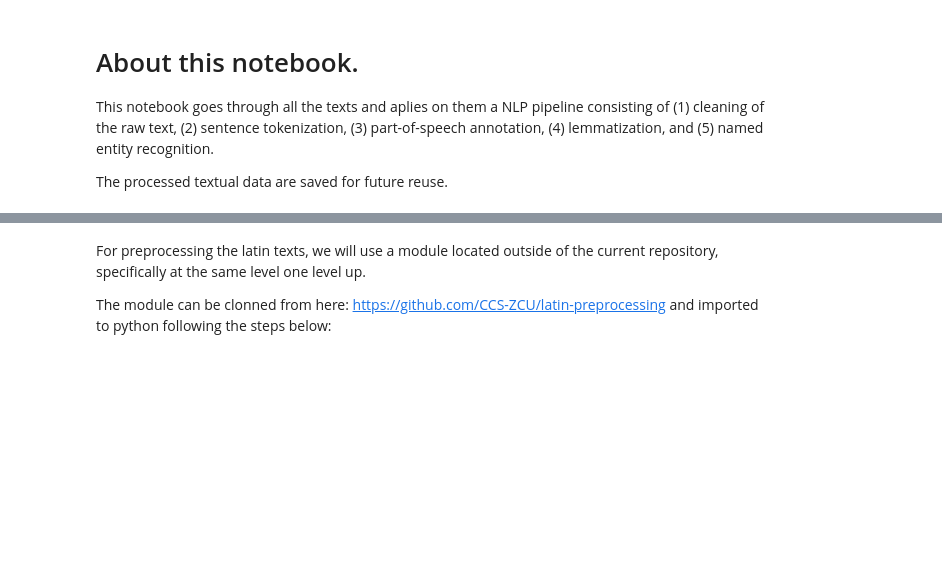
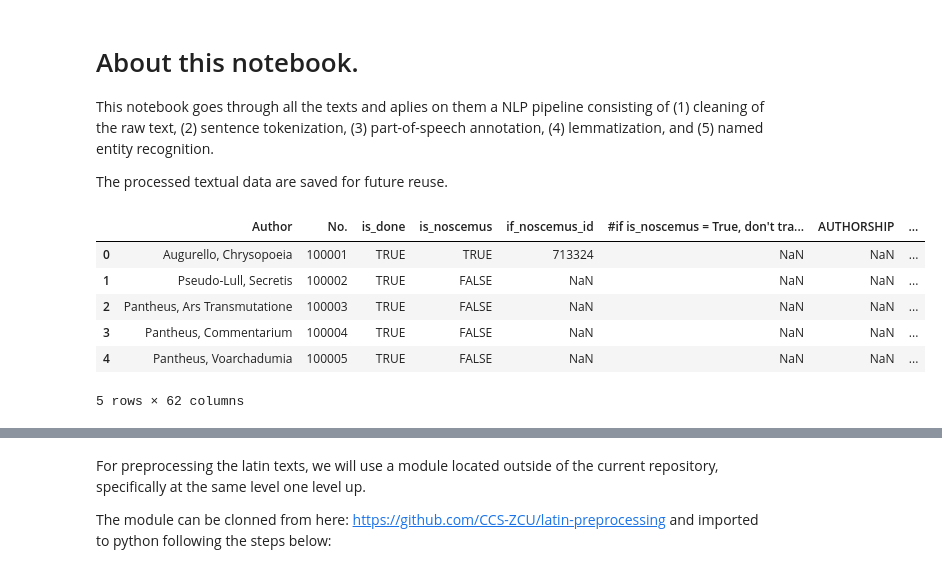
Before and after one commit to CCS-ZCU/EMLAP_ETL, a Jupyter notebook: scripts/3_texts-processing.ipynb, the cells around one changed output, grey strips where cells are left out. Drawn from its saved outputs; the diff is of its cells as text; code cells hidden in the pictures; blank space fills up the shorter version.

```diff
--- a/scripts/3_texts-processing.ipynb
+++ b/scripts/3_texts-processing.ipynb
@@ -20,3 +20,23 @@ import importlib
 import json
 from spacy.tokens import Token
 from spacy.language import Language
+# %%
+import pandas as pd
+
+# Convert the sharing URL to a CSV export URL
+sheet_id = "1bkHHTYc86K2IuEXqfYfkDNt5LovtvCU3gvqHIbVio88"
+sheet_name = "Catalogue"
+url = f"https://docs.google.com/spreadsheets/d/{sheet_id}/gviz/tq?tqx=out:csv&sheet={sheet_name}"
+
+# Read directly into pandas
+emlap_metadata = pd.read_csv(url, index_col=0).T
+emlap_metadata.reset_index(inplace=True, names=["Author"])
+emlap_metadata.head(5)
+# %% [output]
+|  | Author | No. | is_done | is_noscemus | if_noscemus_id | #if is_noscemus = True, don't tra... | AUTHORSHIP | ... |
+| 0 | Augurello, Chrysopoeia | 100001 | TRUE | TRUE | 713324 | NaN | NaN | ... |
+| 1 | Pseudo-Lull, Secretis | 100002 | TRUE | FALSE | NaN | NaN | NaN | ... |
+| 2 | Pantheus, Ars Transmutatione | 100003 | TRUE | FALSE | NaN | NaN | NaN | ... |
+| 3 | Pantheus, Commentarium | 100004 | TRUE | FALSE | NaN | NaN | NaN | ... |
+| 4 | Pantheus, Voarchadumia | 100005 | TRUE | FALSE | NaN | NaN | NaN | ... |
+5 rows × 62 columns
```
Also changed, not shown: parts of 28 cells of this notebook, 2 other files.
